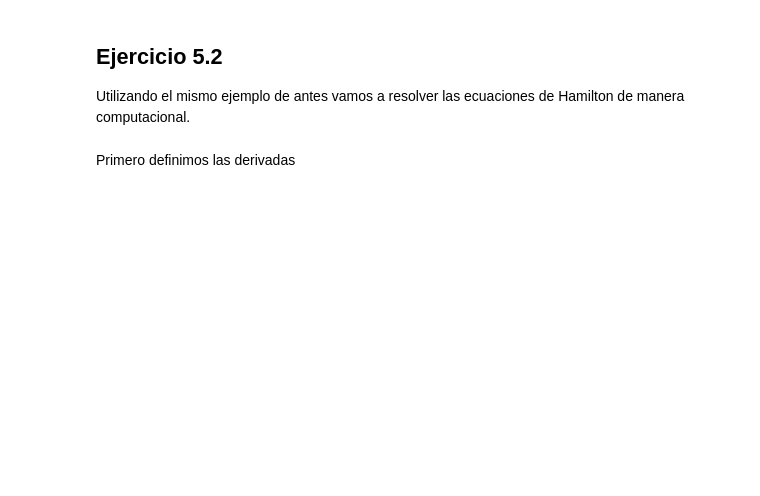
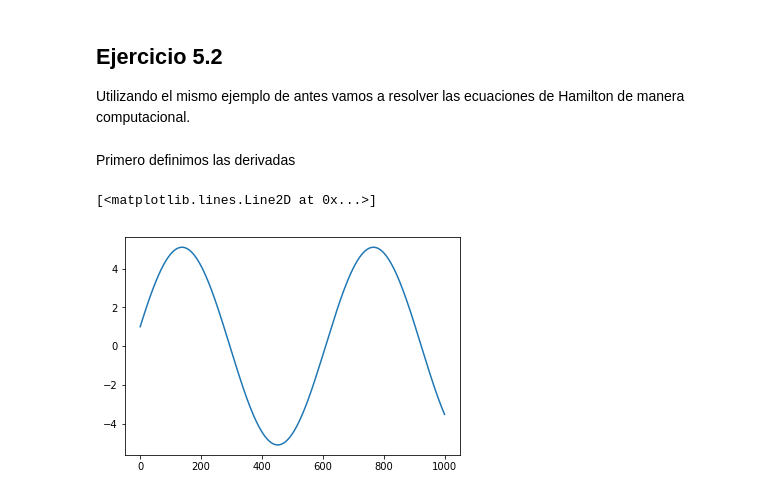
Before and after one commit to ComputoCienciasUniandes/MetodosComputacionalesAvanzados, a Jupyter notebook: secciones/05.MCMC/05_Hamiltoniano.ipynb, the cells around one changed output. Drawn from its saved outputs; the diff is of its cells as text; code cells hidden in the pictures; blank space fills up the shorter version.

```diff
--- a/secciones/05.MCMC/05_Hamiltoniano.ipynb
+++ b/secciones/05.MCMC/05_Hamiltoniano.ipynb
@@ -71,24 +71,54 @@ Utilizando el mismo ejemplo de antes vamos a resolver las ecuaciones de Hamilton
 # %% [markdown]
 Primero definimos las derivadas
 # %%
+import numpy as np
+import matplotlib.pyplot as plt
+%matplotlib inline
+
 def partialH_partialq(p, q, k=1, m=1):
-    return -k*q
+    return k*q
 
 def partialH_partialp(p, q, k=1, m=1):
     return p/m
 
-def kick(p, delta_t, k=1, m=1):
+def kick(p, q, delta_t, k=1, m=1):
     p_new = p - partialH_partialq(p, q, k=k, m=m) * delta_t
     return p_new
 
-def drift(q, delta_t, k=1, m=1):
-    q_new = q - partialH_partialq(p, q, k=k, m=m) * delta_t
-    return p_new
+def drift(p, q, delta_t, k=1, m=1):
+    q_new = q + partialH_partialp(p, q, k=k, m=m) * delta_t
+    return q_new
 
 def solve(delta_t = 1E-2, n_steps=1000):
+    """
+    Resuelve las ecuaciones de Hamilton a traves de
+    un metodo simplectico (i.e. que conserva la energia) kick-drift-kick.
+    """
+    # condiciones iniciales
     x = [1.0]
-    y = [0.0]
-    px = [1.0]
-    py = [-0.1]
+    y = [2.0]
+    px = [5.0]
+    py = [-3.0]
+
+    # constante del resorte y masa
     k = 1.0
     m = 1.0
+    for i in range(1,n_steps):
+        # Primero un nuevo punto con un kick de delta_t/2
+        px.append(kick(px[i-1], x[i-1],delta_t/2, k=k, m=m))
+        py.append(kick(py[i-1], y[i-1],delta_t/2, k=k, m=m))
+
+        # Luego un drift de delta_t con el nuevo momentum
+        x.append(drift(px[i], x[i-1],delta_t, k=k, m=m))
+        y.append(drift(py[i], y[i-1],delta_t, k=k, m=m))
+
+        # Finalmente otro kick de delta_t/2 para fijar el momentum
+        px[i] = kick(px[i], x[i],delta_t/2, k=k, m=m)
+        py[i] = kick(py[i], y[i],delta_t/2, k=k, m=m)
+    return np.array(x), np.array(y), np.array(px), np.array(py)
+
+x, y, px, py = solve()
+plt.plot(x)
+# %% [output]
+[<matplotlib.lines.Line2D at 0x...>]
+[figure, added]
```
Also changed, not shown: parts of 4 cells of this notebook.
